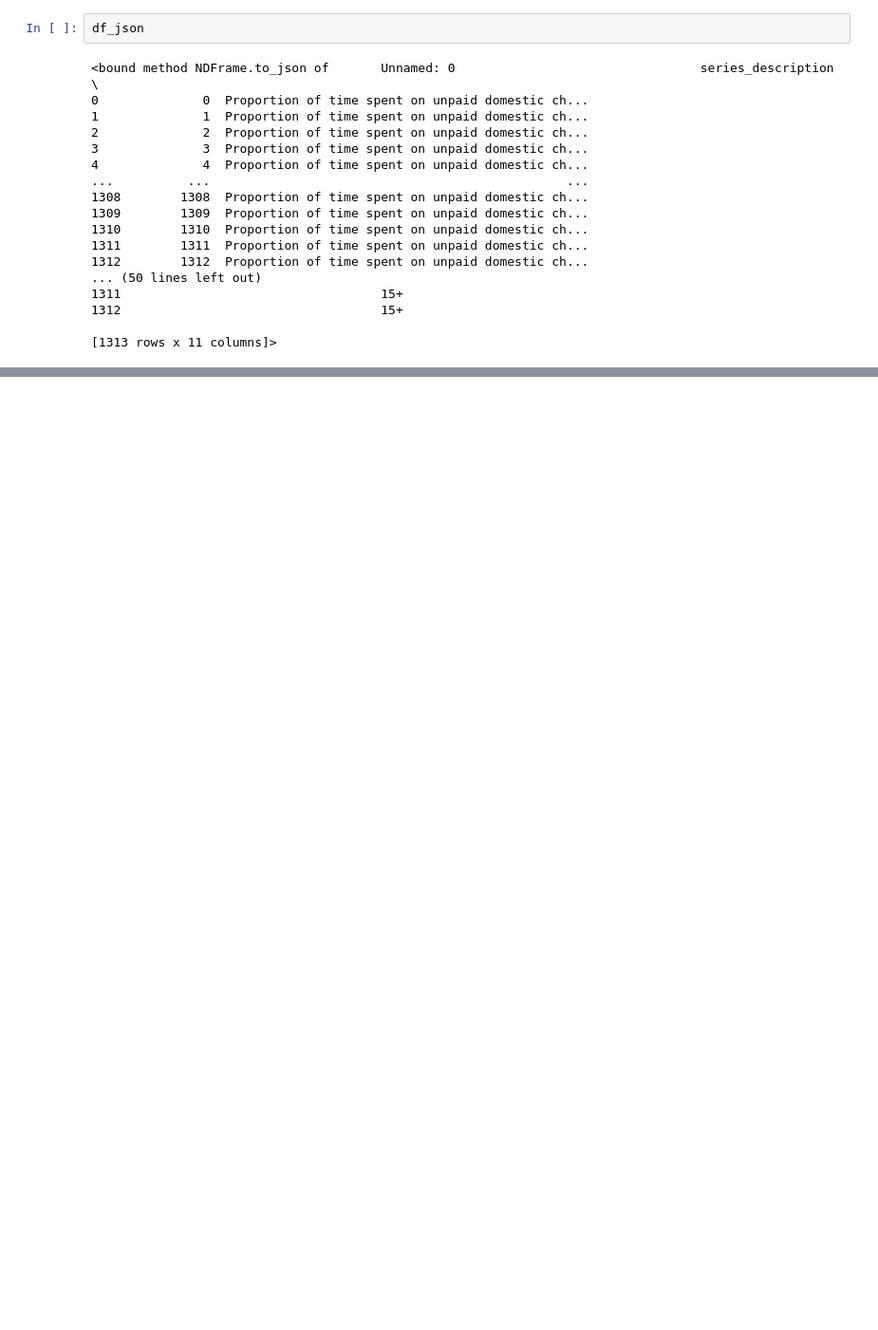
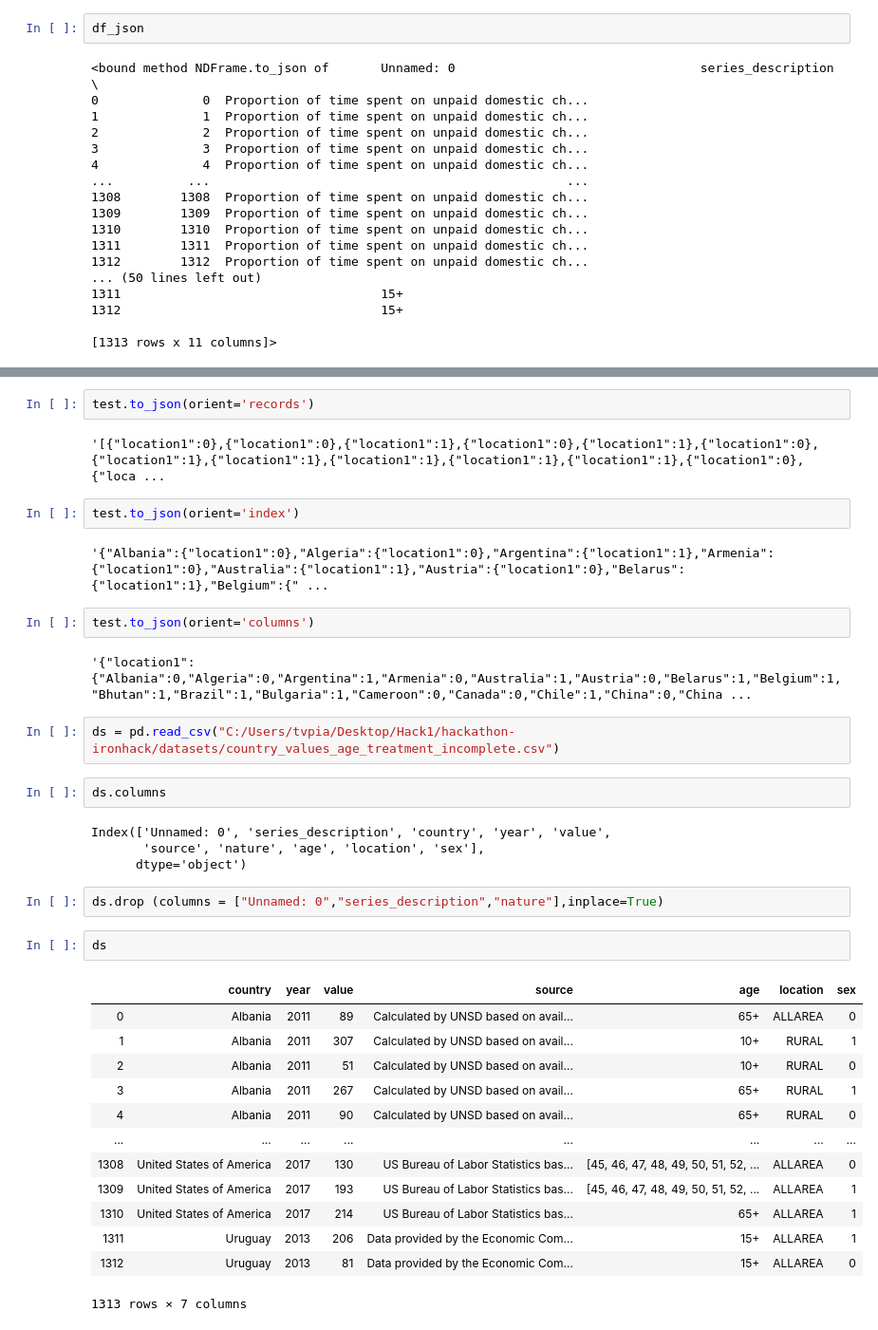
Before and after one commit to aariops/hackathon-ironhack, a Jupyter notebook: notebooks/Tri.ipynb, the cells around one changed output, grey strips where cells are left out. Shown at 95% size. Cells and saved outputs as stored; diff of their text form; blank space fills up the shorter version.

Commit message:
latest dataset

```diff
--- a/notebooks/Tri.ipynb
+++ b/notebooks/Tri.ipynb
@@ -268,0 +342,38 @@ df_json
+# %%
+test.to_json(orient='records')
+# %% [output]
+'[{"location1":0},{"location1":0},{"location1":1},{"location1":0},{"location1":1},{"location1":0},{"location1":1},{"location1":1},{"location1":1},{"location1":1},{"location1":1},{"location1":0},{"loca ...
+# %%
+test.to_json(orient='index')
+# %% [output]
+'{"Albania":{"location1":0},"Algeria":{"location1":0},"Argentina":{"location1":1},"Armenia":{"location1":0},"Australia":{"location1":1},"Austria":{"location1":0},"Belarus":{"location1":1},"Belgium":{" ...
+# %%
+test.to_json(orient='columns')
+# %% [output]
+'{"location1":{"Albania":0,"Algeria":0,"Argentina":1,"Armenia":0,"Australia":1,"Austria":0,"Belarus":1,"Belgium":1,"Bhutan":1,"Brazil":1,"Bulgaria":1,"Cameroon":0,"Canada":0,"Chile":1,"China":0,"China ...
+# %%
+ds = pd.read_csv("C:/Users/tvpia/Desktop/Hack1/hackathon-ironhack/datasets/country_values_age_treatment_incomplete.csv")
+# %%
+ds.columns
+# %% [output]
+Index(['Unnamed: 0', 'series_description', 'country', 'year', 'value',
+       'source', 'nature', 'age', 'location', 'sex'],
+      dtype='object')
+# %%
+ds.drop (columns = ["Unnamed: 0","series_description","nature"],inplace=True)
+# %%
+ds
+# %% [output]
+|  | country | year | value | source | age | location | sex |
+| 0 | Albania | 2011 | 89 | Calculated by UNSD based on avail... | 65+ | ALLAREA | 0 |
+| 1 | Albania | 2011 | 307 | Calculated by UNSD based on avail... | 10+ | RURAL | 1 |
+| 2 | Albania | 2011 | 51 | Calculated by UNSD based on avail... | 10+ | RURAL | 0 |
+| 3 | Albania | 2011 | 267 | Calculated by UNSD based on avail... | 65+ | RURAL | 1 |
+| 4 | Albania | 2011 | 90 | Calculated by UNSD based on avail... | 65+ | RURAL | 0 |
+| ... | ... | ... | ... | ... | ... | ... | ... |
+| 1308 | United States of America | 2017 | 130 | US Bureau of Labor Statistics bas... | [45, 46, 47, 48, 49, 50, 51, 52, ... | ALLAREA | 0 |
+| 1309 | United States of America | 2017 | 193 | US Bureau of Labor Statistics bas... | [45, 46, 47, 48, 49, 50, 51, 52, ... | ALLAREA | 1 |
+| 1310 | United States of America | 2017 | 214 | US Bureau of Labor Statistics bas... | 65+ | ALLAREA | 1 |
+| 1311 | Uruguay | 2013 | 206 | Data provided by the Economic Com... | 15+ | ALLAREA | 1 |
+| 1312 | Uruguay | 2013 | 81 | Data provided by the Economic Com... | 15+ | ALLAREA | 0 |
+1313 rows × 7 columns
```
Also changed, not shown: parts of 27 cells of this notebook, 1 other file.
